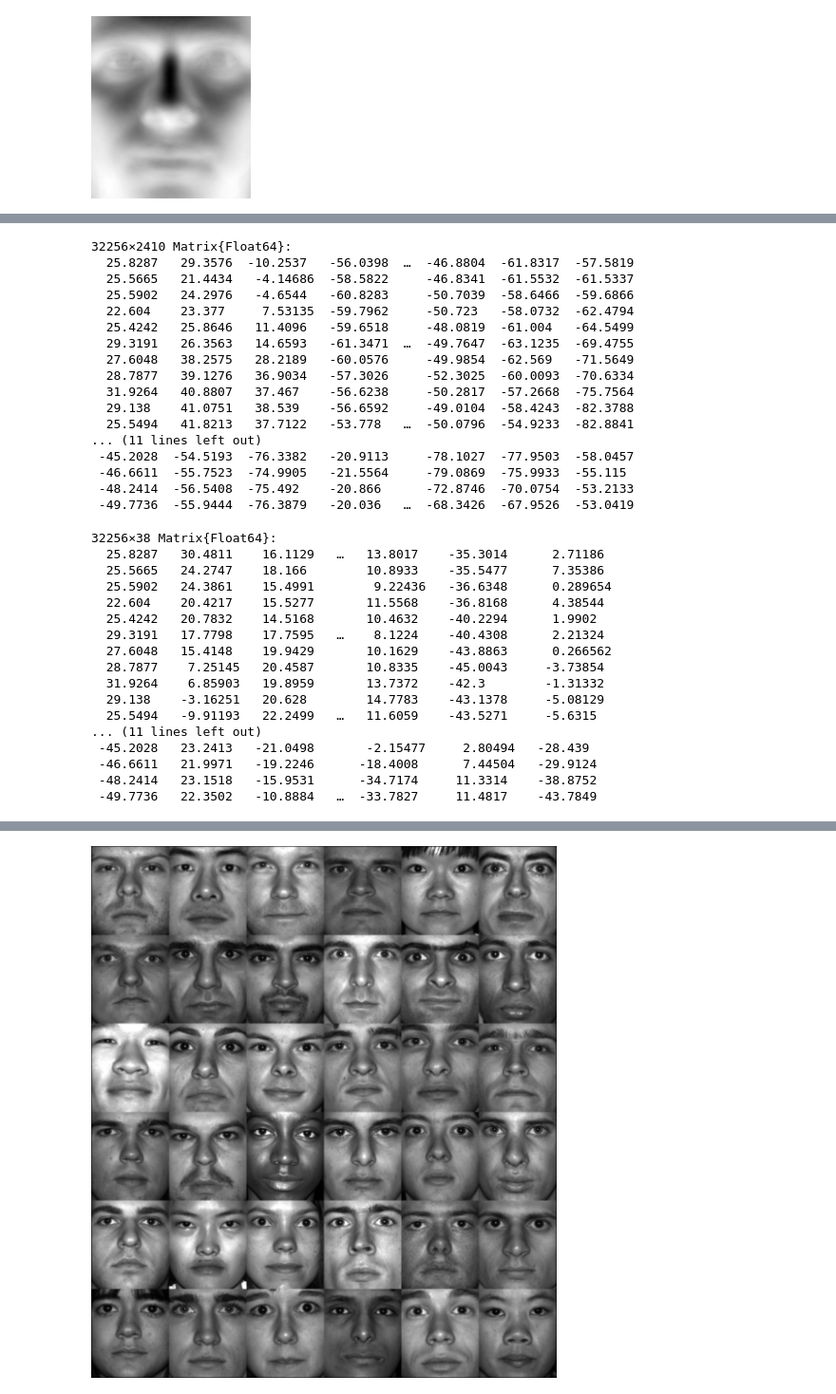
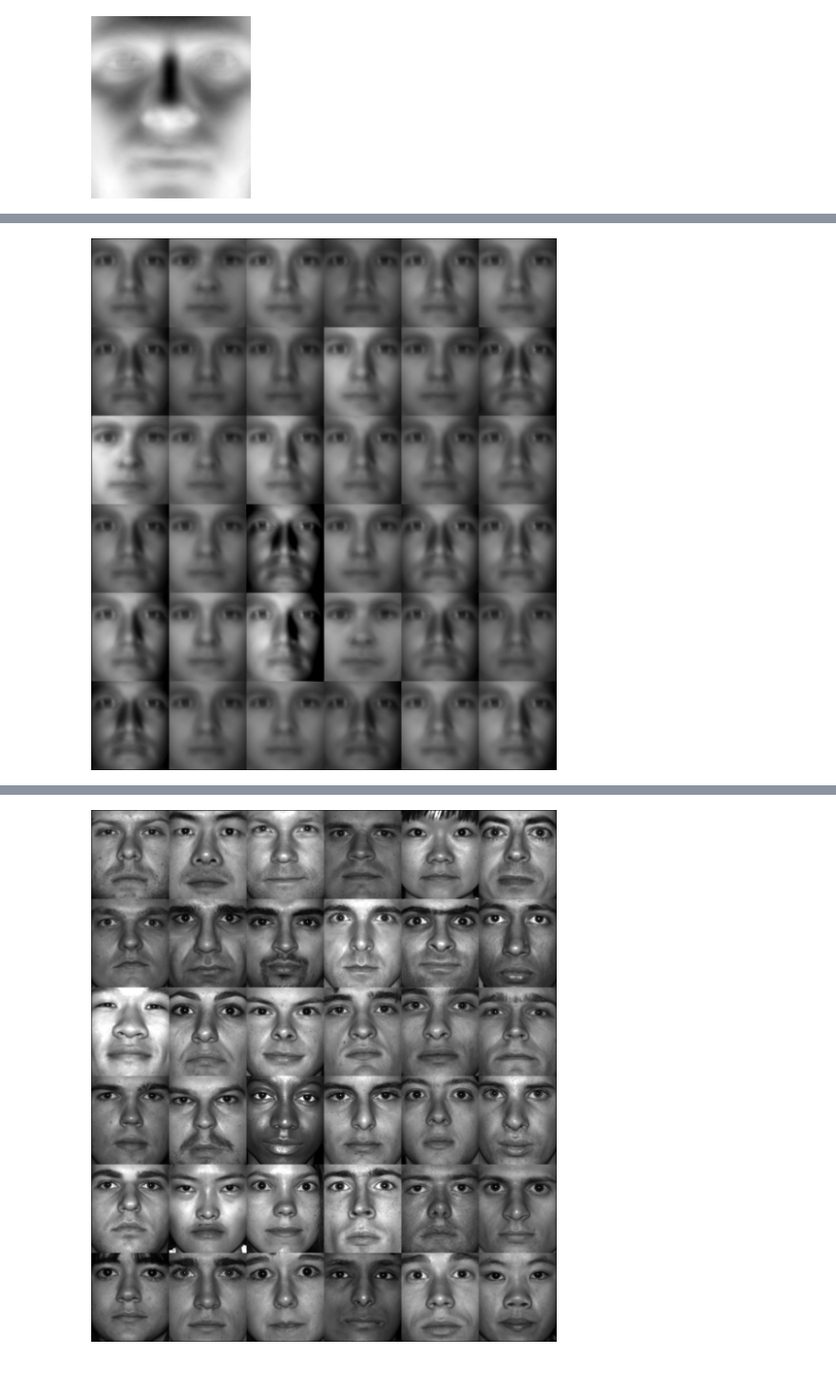
Before and after one commit to helmutstrey/SigmaCampNext-2025, a Jupyter notebook: faces-explore.ipynb, the cells around one changed output, grey strips where cells are left out. Shown at 95% size. Saved outputs shown, nothing was run; the diff lists cells and outputs as text; code cells hidden in the pictures; blank space fills up the shorter version.

Commit message:
final faces-explore

```diff
--- a/faces-explore.ipynb
+++ b/faces-explore.ipynb
@@ -207,9 +207,3 @@ eigenface_scaled = (eigenface .- minimum(eigenface))./(maximum(eigenface)-minimu
 Gray.(eigenface_scaled)
 # %% [output]
 [figure]
-# %%
-s_mod = s
-for i in 1:length(s_mod)
-    s_mod[i] = s_mod[i] * (1 + 0.3*randn())
-end
-s_mod
@@ -254,40 +276,21 @@ s
 # %%
+s_mod = copy(s)
+s_mod[1] = s_mod[1]/2
+s_mod[2] = s_mod[2]*2
+s_mod[3] = s_mod[3]/3
+s_mod[4] = s_mod[4]*2
+s_mod[5] = 0
+s_mod[6:end] .= rand(length(s_mod[6:end]))
 x = u * Diagonal(s_mod) * v'
+x = x .+ avg_face
+different_x = x[:,allPersonIdx]
+allx = zeros(6*192,6*168)
+for i in 0:5
+    for j in 0:5
+        this_face = reshape(different_x[:,j+1+6*i],(192,168))
+        allx[i*192+1:(i+1)*192,j*168+1:(j+1)*168] = this_face
+    end
+end
+Gray.(allx./255)
 # %% [output]
-32256×2410 Matrix{Float64}:
-  25.8287   29.3576  -10.2537   -56.0398  …  -46.8804  -61.8317  -57.5819
-  25.5665   21.4434   -4.14686  -58.5822     -46.8341  -61.5532  -61.5337
-  25.5902   24.2976   -4.6544   -60.8283     -50.7039  -58.6466  -59.6866
-  22.604    23.377     7.53135  -59.7962     -50.723   -58.0732  -62.4794
-  25.4242   25.8646   11.4096   -59.6518     -48.0819  -61.004   -64.5499
-  29.3191   26.3563   14.6593   -61.3471  …  -49.7647  -63.1235  -69.4755
-  27.6048   38.2575   28.2189   -60.0576     -49.9854  -62.569   -71.5649
-  28.7877   39.1276   36.9034   -57.3026     -52.3025  -60.0093  -70.6334
-  31.9264   40.8807   37.467    -56.6238     -50.2817  -57.2668  -75.7564
-  29.138    41.0751   38.539    -56.6592     -49.0104  -58.4243  -82.3788
-  25.5494   41.8213   37.7122   -53.778   …  -50.0796  -54.9233  -82.8841
-... (11 lines left out)
- -45.2028  -54.5193  -76.3382   -20.9113     -78.1027  -77.9503  -58.0457
- -46.6611  -55.7523  -74.9905   -21.5564     -79.0869  -75.9933  -55.115
- -48.2414  -56.5408  -75.492    -20.866      -72.8746  -70.0754  -53.2133
- -49.7736  -55.9444  -76.3879   -20.036   …  -68.3426  -67.9526  -53.0419
+[figure, added]
-# %%
-different_x = x[:,allPersonIdx]
-# %% [output]
-32256×38 Matrix{Float64}:
-  25.8287   30.4811    16.1129   …   13.8017    -35.3014      2.71186
-  25.5665   24.2747    18.166        10.8933    -35.5477      7.35386
-  25.5902   24.3861    15.4991        9.22436   -36.6348      0.289654
-  22.604    20.4217    15.5277       11.5568    -36.8168      4.38544
-  25.4242   20.7832    14.5168       10.4632    -40.2294      1.9902
-  29.3191   17.7798    17.7595   …    8.1224    -40.4308      2.21324
-  27.6048   15.4148    19.9429       10.1629    -43.8863      0.266562
-  28.7877    7.25145   20.4587       10.8335    -45.0043     -3.73854
-  31.9264    6.85903   19.8959       13.7372    -42.3        -1.31332
-  29.138    -3.16251   20.628        14.7783    -43.1378     -5.08129
-  25.5494   -9.91193   22.2499   …   11.6059    -43.5271     -5.6315
-... (11 lines left out)
- -45.2028   23.2413   -21.0498       -2.15477     2.80494   -28.439
- -46.6611   21.9971   -19.2246      -18.4008      7.44504   -29.9124
- -48.2414   23.1518   -15.9531      -34.7174     11.3314    -38.8752
- -49.7736   22.3502   -10.8884   …  -33.7827     11.4817    -43.7849
```
Also changed, not shown: parts of 6 cells of this notebook.
